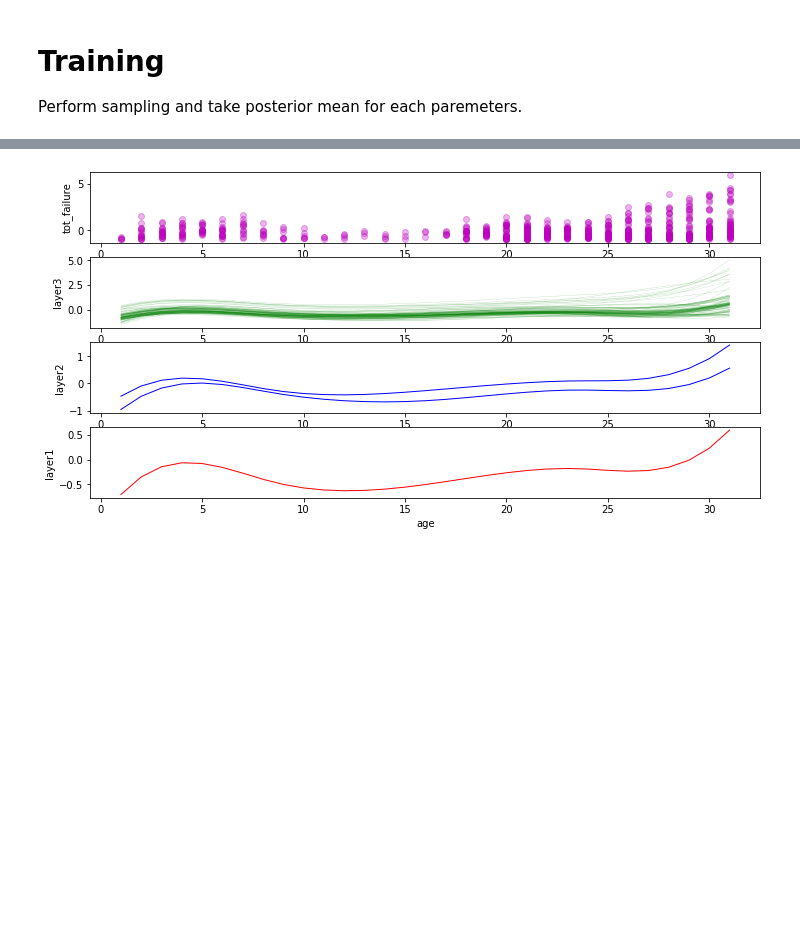
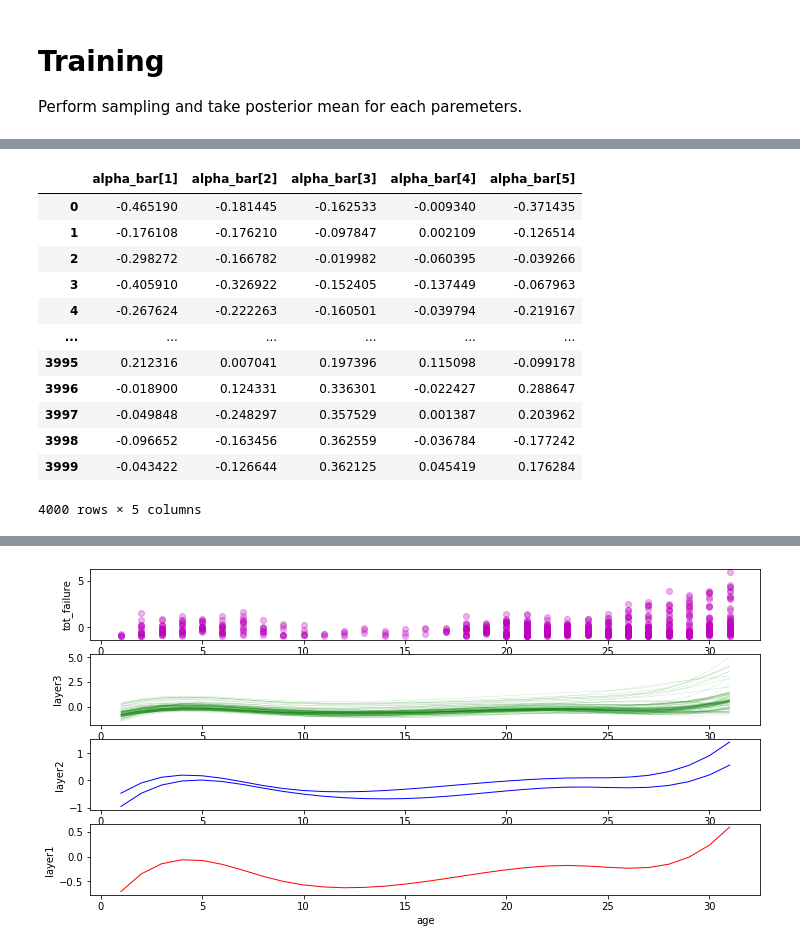
Before and after one commit to hyunjimoon/defense-reliability, a Jupyter notebook: spline/Failure prediction in hierarchical equipment system.ipynb, the cells around one changed output, grey strips where cells are left out. Saved outputs shown, nothing was run; the diff lists cells and outputs as text; code cells hidden in the pictures; blank space fills up the shorter version.

```diff
--- a/spline/Failure prediction in hierarchical equipment system.ipynb
+++ b/spline/Failure prediction in hierarchical equipment system.ipynb
@@ -248,7 +247,7 @@ data = {
 }
 
 fit = sm.sampling(data=data)
-fit_df = fit.to_dataframe().mean()
+fit_df = fit.to_dataframe()
 
 samples = fit.extract()
 # %% [output]
@@ -264,0 +281,16 @@ WARNING:pystan:E-BFMI below 0.2 indicates you may need to reparameterize your mo
+# %%
+fit_df.loc[:, [f"alpha_bar[{x}]" for x in range(1, 6)]]
+# %% [output]
+|  | alpha_bar[1] | alpha_bar[2] | alpha_bar[3] | alpha_bar[4] | alpha_bar[5] |
+| 0 | -0.465190 | -0.181445 | -0.162533 | -0.009340 | -0.371435 |
+| 1 | -0.176108 | -0.176210 | -0.097847 | 0.002109 | -0.126514 |
+| 2 | -0.298272 | -0.166782 | -0.019982 | -0.060395 | -0.039266 |
+| 3 | -0.405910 | -0.326922 | -0.152405 | -0.137449 | -0.067963 |
+| 4 | -0.267624 | -0.222263 | -0.160501 | -0.039794 | -0.219167 |
+| ... | ... | ... | ... | ... | ... |
+| 3995 | 0.212316 | 0.007041 | 0.197396 | 0.115098 | -0.099178 |
+| 3996 | -0.018900 | 0.124331 | 0.336301 | -0.022427 | 0.288647 |
+| 3997 | -0.049848 | -0.248297 | 0.357529 | 0.001387 | 0.203962 |
+| 3998 | -0.096652 | -0.163456 | 0.362559 | -0.036784 | -0.177242 |
+| 3999 | -0.043422 | -0.126644 | 0.362125 | 0.045419 | 0.176284 |
+4000 rows × 5 columns
```
Also changed, not shown: parts of 7 cells of this notebook, 3 other files.
